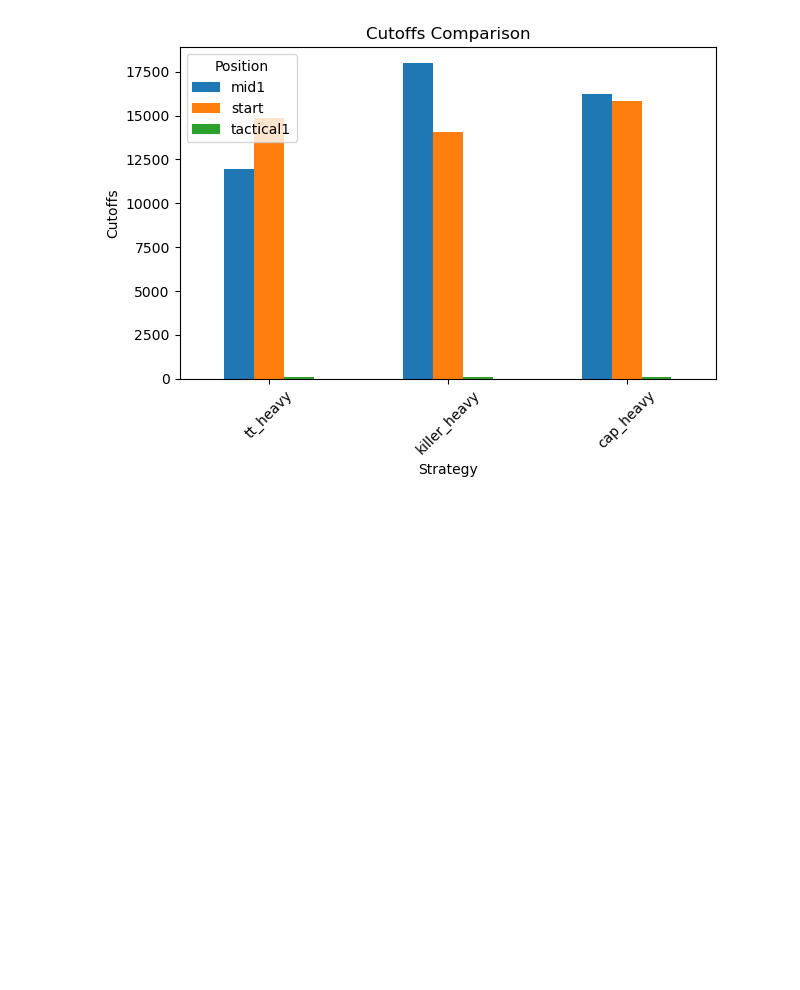
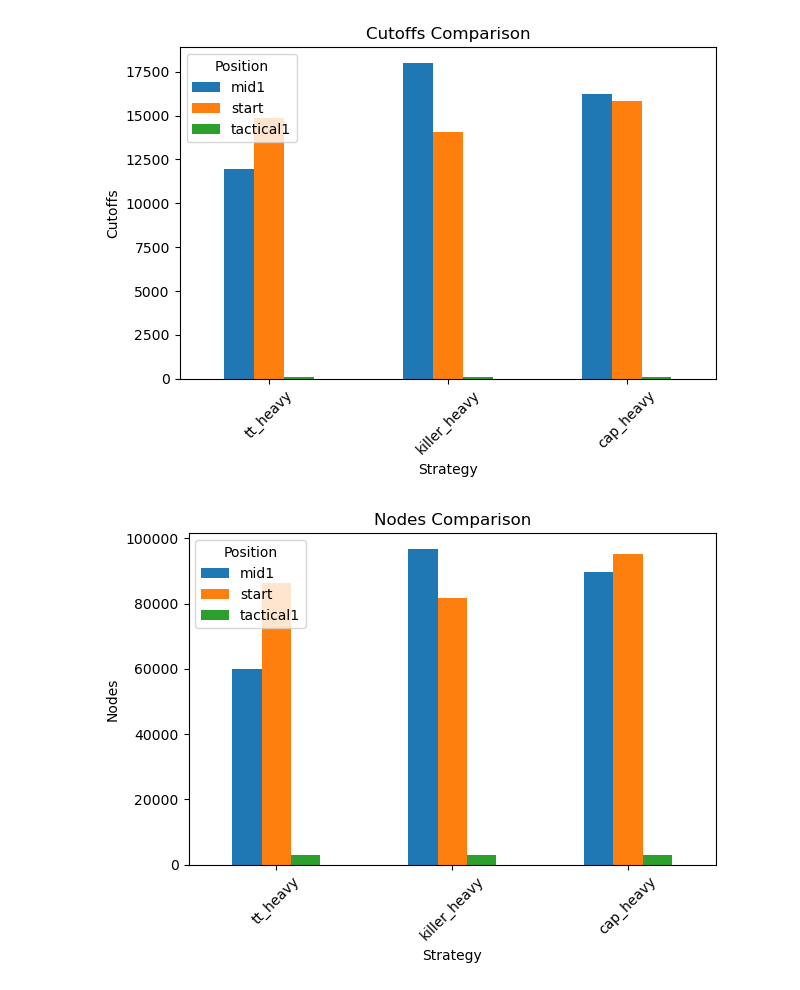
Before and after one commit to taguinhas/IA-2025-26-Proj1, a Jupyter notebook: docs/strats_graphs.ipynb, the cells around one changed output. Saved outputs shown, nothing was run; the diff lists cells and outputs as text; code cells hidden in the pictures; blank space fills up the shorter version.

```diff
--- a/docs/strats_graphs.ipynb
+++ b/docs/strats_graphs.ipynb
@@ -73,3 +73,19 @@ plt.savefig("cutoffs_all.png")
 plt.show()
 # %% [output]
 [figure]
+# %%
+strategies = ["tt_heavy", "killer_heavy", "cap_heavy"]
+
+filtered_df = df[df["Strategy"].isin(strategies)]
+
+pivot_cut = filtered_df.pivot(index="Strategy", columns="Position", values="Nodes")
+pivot_cut.plot(kind="bar")
+
+plt.title("Nodes Comparison")
+plt.ylabel("Nodes")
+plt.xticks(rotation=45)
+plt.tight_layout()
+plt.savefig("Nodes_all.png")
+plt.show()
+# %% [output]
+[figure, added]
```
Also changed, not shown: 1 other file.
